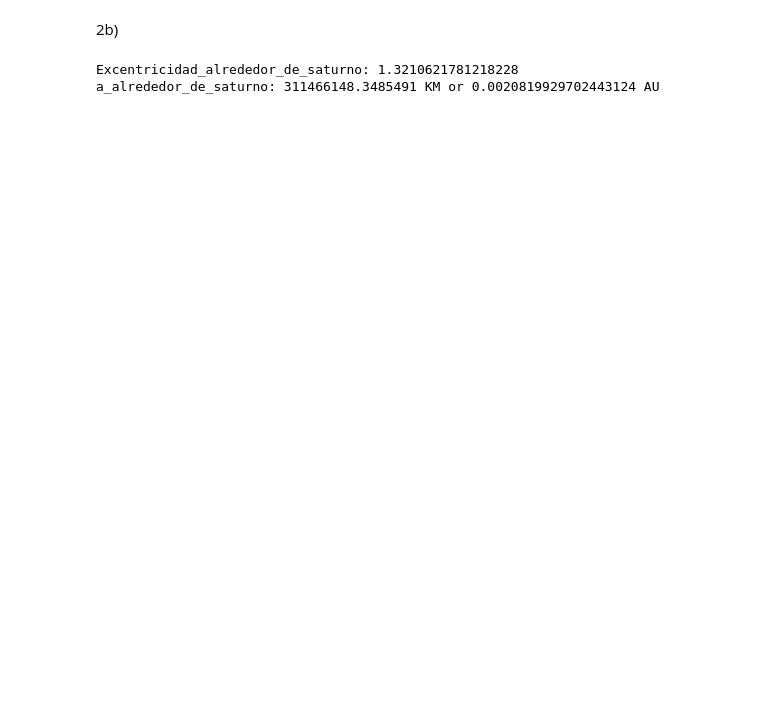
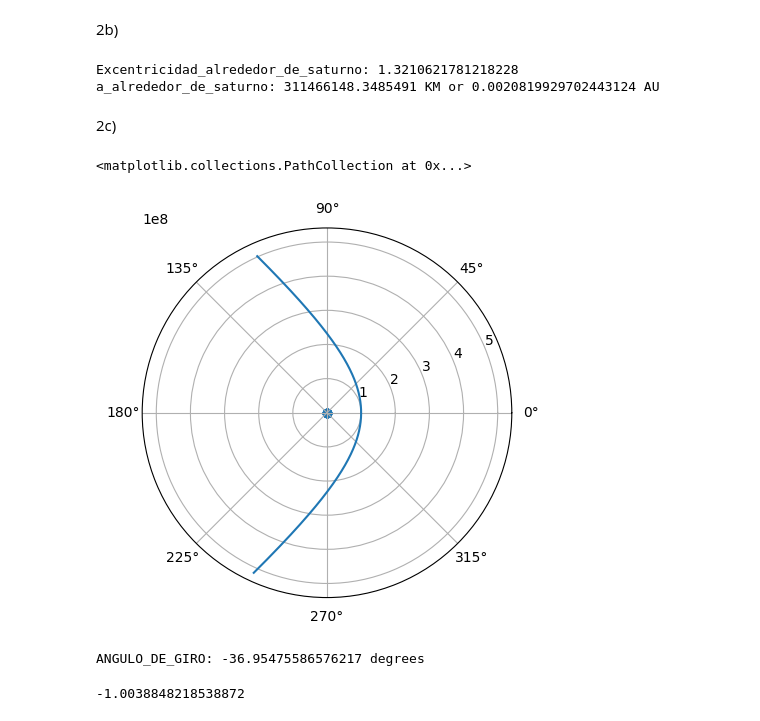
Before and after one commit to Newtoniano20/MecanicaOrbital, a Jupyter notebook: main.ipynb, the cells around one changed output. Cells and saved outputs as stored; diff of their text form; code cells hidden in the pictures; blank space fills up the shorter version.

```diff
--- a/main.ipynb
+++ b/main.ipynb
@@ -73,3 +75,20 @@ print(f"a_alrededor_de_saturno: {a_alrededor_de_saturno} KM or {a_alrededor_de_s
 # %% [output]
 Excentricidad_alrededor_de_saturno: 1.3210621781218228
 a_alrededor_de_saturno: 311466148.3485491 KM or 0.0020819929702443124 AU
+# %% [markdown]
+2c)
+# %%
+theta = np.arange(-2, 2, 0.01)
+r = (a_alrededor_de_saturno*(Excentricidad_alrededor_de_saturno**2 - 1))/(1+Excentricidad_alrededor_de_saturno*np.cos(theta))
+fig, ax = plt.subplots(subplot_kw={'projection': 'polar'})
+ax.plot(theta, r)
+ax.scatter(np.arange(0, 2*np.pi), [0 for _ in np.arange(0, 2*np.pi)])
+# %% [output]
+<matplotlib.collections.PathCollection at 0x...>
+[figure, added]
+# %%
+ANGULO_DE_GIRO = np.arccos(1/Excentricidad_alrededor_de_saturno) + np.arctan(v_sat_SOI_r/v_sat_SOI_o)
+
+print(f"ANGULO_DE_GIRO: {np.rad2deg(ANGULO_DE_GIRO)} degrees")
+# %% [output]
+ANGULO_DE_GIRO: -36.95475586576217 degrees
@@ -75,0 +101,4 @@ a_alrededor_de_saturno: 311466148.3485491 KM or 0.0020819929702443124 AU
+# %%
+np.arctan(np.deg2rad(90-180))
+# %% [output]
+-1.0038848218538872
```
Also changed, not shown: parts of 18 cells of this notebook, 1 other file.
